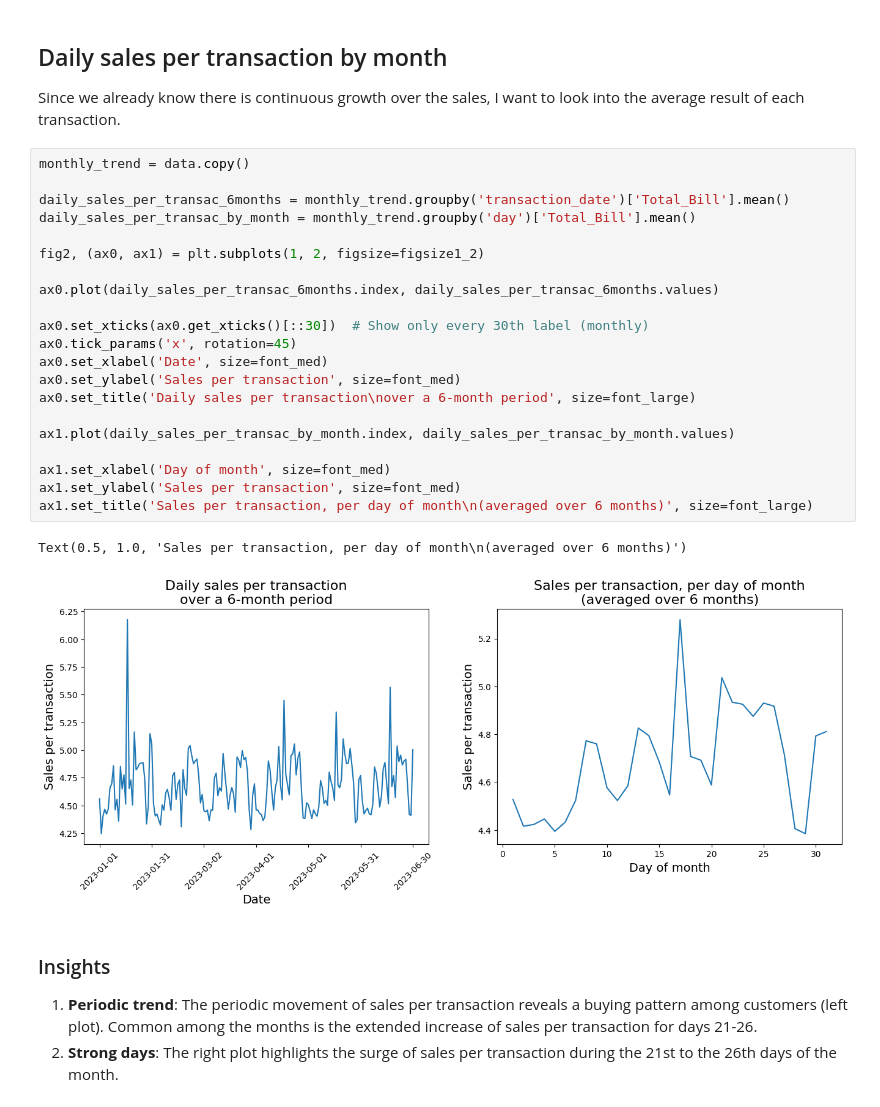
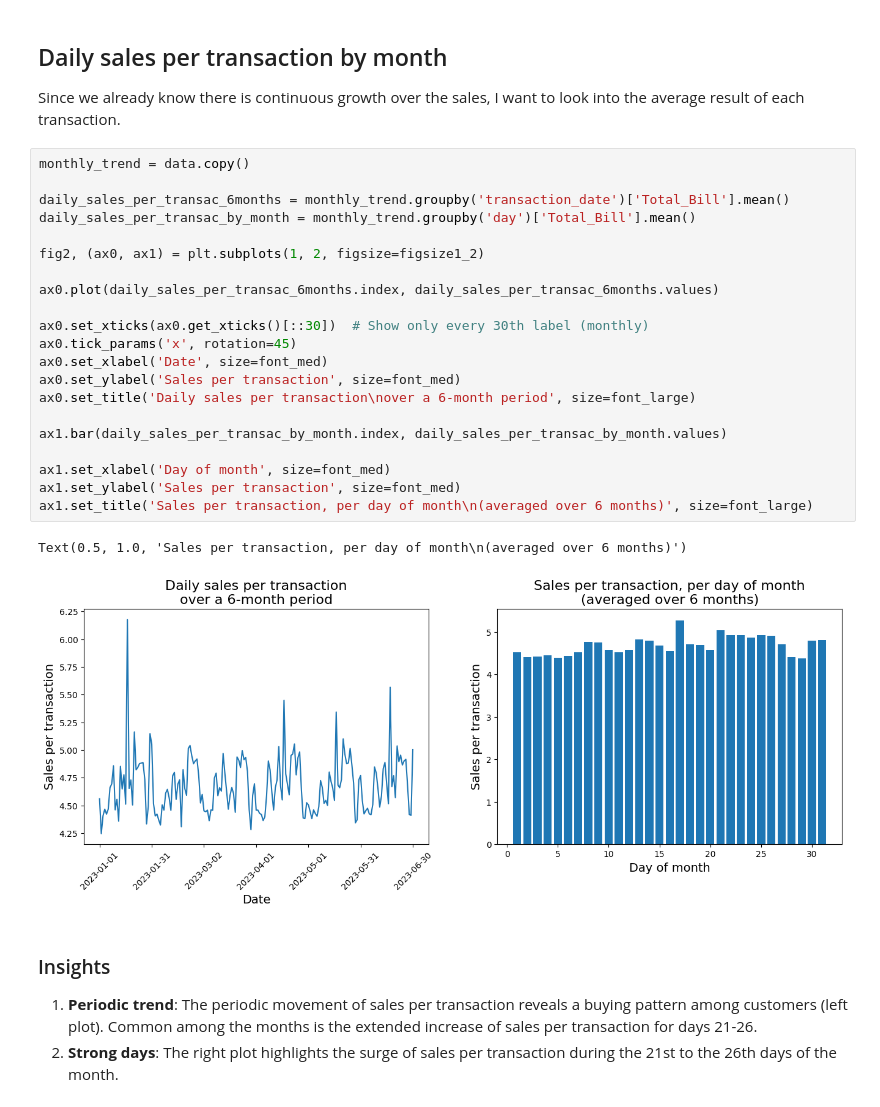
Before and after one commit to mlcuadra1/Coffee-Shop-EDA, a Jupyter notebook: notebooks/Script 2 - EDA.ipynb, the cells around one changed output. Drawn from its saved outputs; the diff is of its cells as text.

```diff
--- a/notebooks/Script 2 - EDA.ipynb
+++ b/notebooks/Script 2 - EDA.ipynb
@@ -154,27 +154,27 @@ Since we already know there is continuous growth over the sales, I want to look
 # %%
 monthly_trend = data.copy()
 
 daily_sales_per_transac_6months = monthly_trend.groupby('transaction_date')['Total_Bill'].mean()
 daily_sales_per_transac_by_month = monthly_trend.groupby('day')['Total_Bill'].mean()
 
 fig2, (ax0, ax1) = plt.subplots(1, 2, figsize=figsize1_2)
 
 ax0.plot(daily_sales_per_transac_6months.index, daily_sales_per_transac_6months.values)
 
 ax0.set_xticks(ax0.get_xticks()[::30])  # Show only every 30th label (monthly)
 ax0.tick_params('x', rotation=45)
 ax0.set_xlabel('Date', size=font_med)
 ax0.set_ylabel('Sales per transaction', size=font_med)
 ax0.set_title('Daily sales per transaction\nover a 6-month period', size=font_large)
 
-ax1.plot(daily_sales_per_transac_by_month.index, daily_sales_per_transac_by_month.values)
+ax1.bar(daily_sales_per_transac_by_month.index, daily_sales_per_transac_by_month.values)
 
 ax1.set_xlabel('Day of month', size=font_med)
 ax1.set_ylabel('Sales per transaction', size=font_med)
 ax1.set_title('Sales per transaction, per day of month\n(averaged over 6 months)', size=font_large)
 # %% [output]
 Text(0.5, 1.0, 'Sales per transaction, per day of month\n(averaged over 6 months)')
-[figure, old version]
+[figure, new version]
 # %% [markdown]
 ### Insights
 1. **Periodic trend**: The periodic movement of sales per transaction reveals a buying pattern among customers (left plot). Common among the months is the extended increase of sales per transaction for days 21-26.
```
Also changed, not shown: parts of 3 cells of this notebook, 2 other files.
